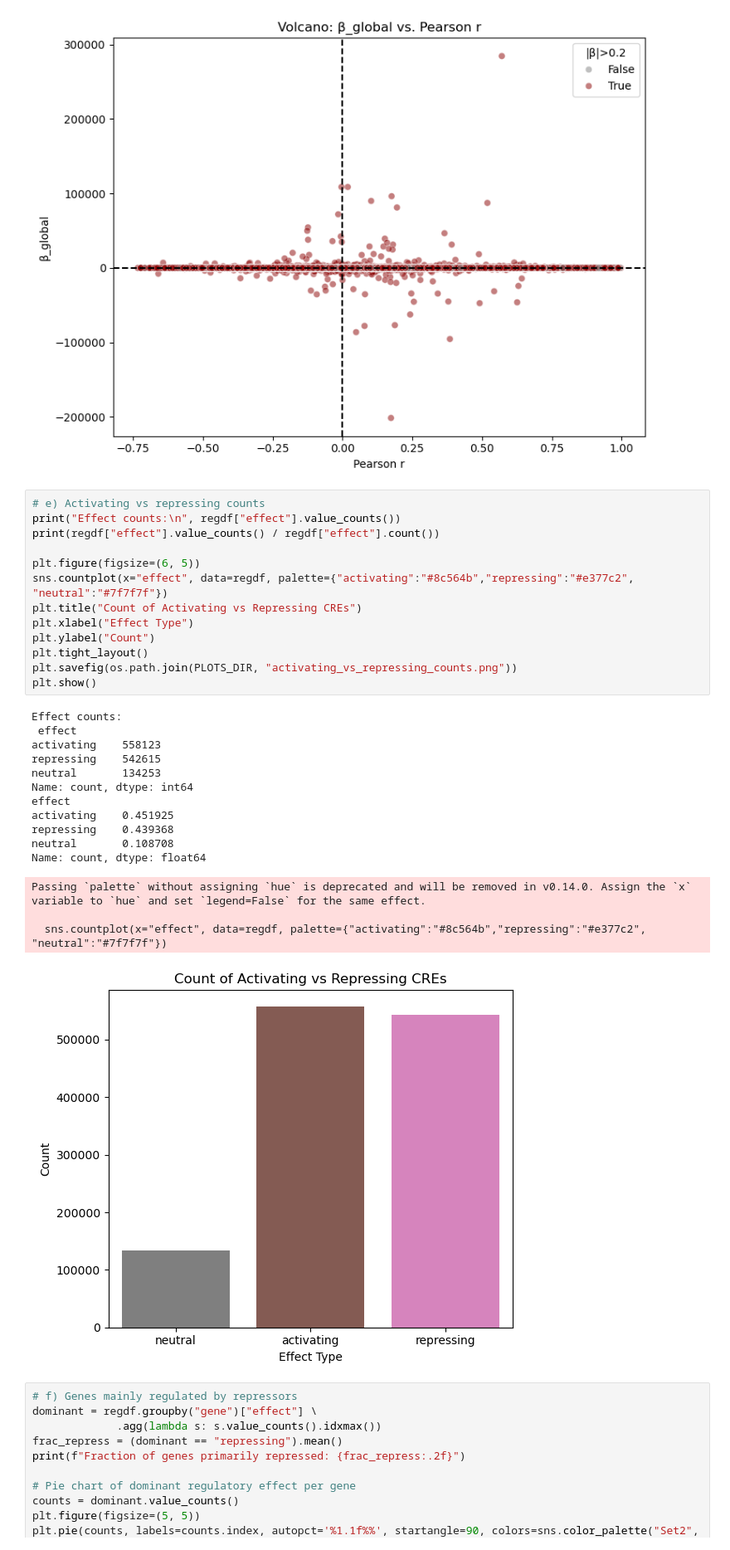
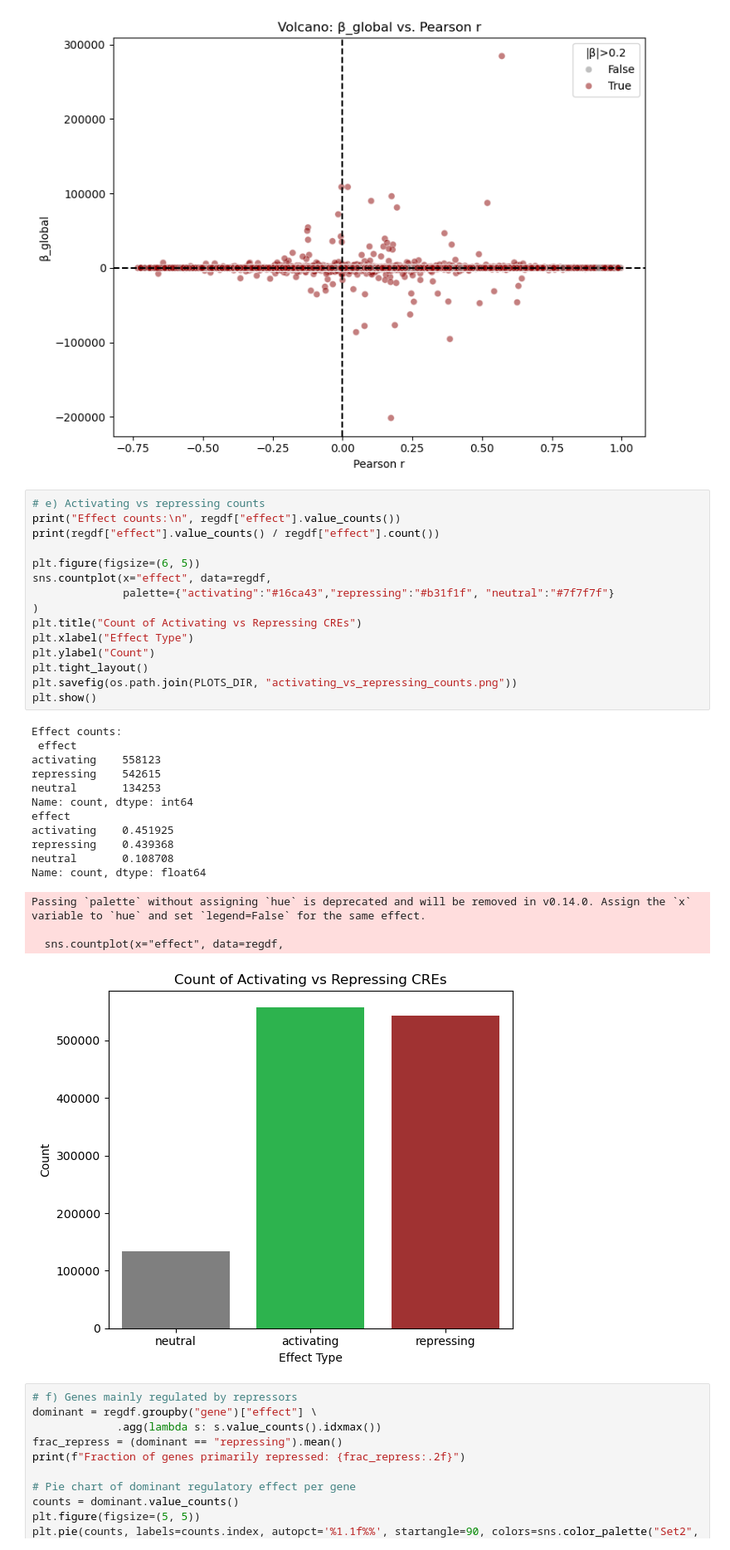
Before and after one commit to Topic2-Gene-Regulation-Immune-Cells/ILC-cells-Team4, a Jupyter notebook: 09_regression_analysis.ipynb, the cells around one changed output. Shown at 83% size. Cells and saved outputs as stored; diff of their text form.

Commit message:
updated plots

```diff
--- a/09_regression_analysis.ipynb
+++ b/09_regression_analysis.ipynb
@@ -242,32 +244,34 @@ Correlation between β_global and |r|: 0.005487831568508557
 # %%
 # e) Activating vs repressing counts
 print("Effect counts:\n", regdf["effect"].value_counts())
 print(regdf["effect"].value_counts() / regdf["effect"].count())
 
 plt.figure(figsize=(6, 5))
-sns.countplot(x="effect", data=regdf, palette={"activating":"#8c564b","repressing":"#e377c2", "neutral":"#7f7f7f"})
+sns.countplot(x="effect", data=regdf,
+              palette={"activating":"#16ca43","repressing":"#b31f1f", "neutral":"#7f7f7f"}
+)
 plt.title("Count of Activating vs Repressing CREs")
 plt.xlabel("Effect Type")
 plt.ylabel("Count")
 plt.tight_layout()
 plt.savefig(os.path.join(PLOTS_DIR, "activating_vs_repressing_counts.png"))
 plt.show()
 # %% [output]
 Effect counts:
  effect
 activating    558123
 repressing    542615
 neutral       134253
 Name: count, dtype: int64
 effect
 activating    0.451925
 repressing    0.439368
 neutral       0.108708
 Name: count, dtype: float64
 Passing `palette` without assigning `hue` is deprecated and will be removed in v0.14.0. Assign the `x` variable to `hue` and set `legend=False` for the same effect.
 
-  sns.countplot(x="effect", data=regdf, palette={"activating":"#8c564b","repressing":"#e377c2", "neutral":"#7f7f7f"})
+  sns.countplot(x="effect", data=regdf,
-[figure, old version]
+[figure, new version]
 # %%
 # f) Genes mainly regulated by repressors
 dominant = regdf.groupby("gene")["effect"] \
```
Also changed, not shown: parts of 3 cells of this notebook, 5 other files.
